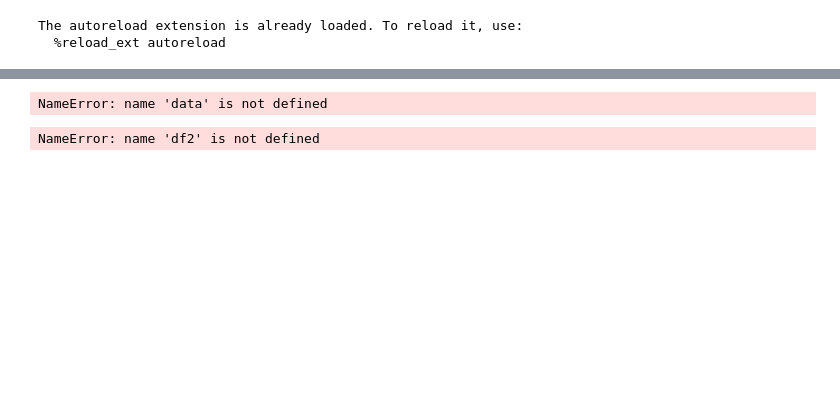
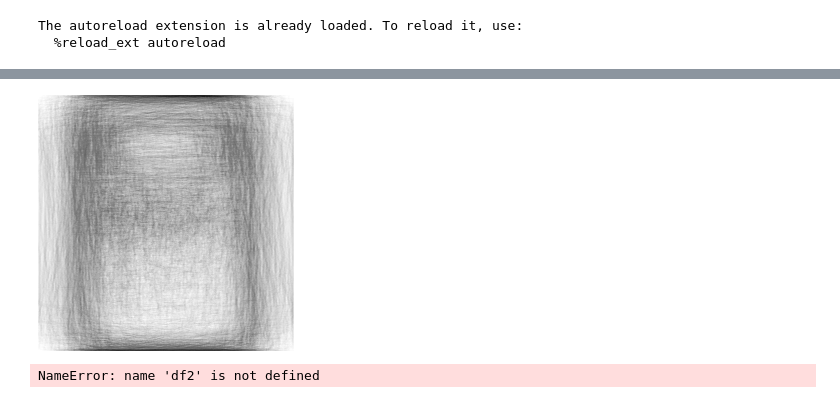
Before and after one commit to SzaboKrisztian/aai-final-project, a Jupyter notebook: final-project.ipynb, the cells around one changed output, grey strips where cells are left out. Drawn from its saved outputs; the diff is of its cells as text; code cells hidden in the pictures; blank space fills up the shorter version.

```diff
--- a/final-project.ipynb
+++ b/final-project.ipynb
@@ -11,4 +11,10 @@ from IPython.display import display, Image as IPImage
 The autoreload extension is already loaded. To reload it, use:
   %reload_ext autoreload
 # %%
-data = [extract_random_entries(file, 1000) for file in [get_dataset_files()[0]]]
+files = get_dataset_files()
+files = random.choices(files, k=1)
+data = [extract_random_entries(file, 1000) for file in files]
+flat_data = [item for sublist in data for item in sublist]
+df = pd.DataFrame.from_dict(flat_data, orient='columns')
+word = flat_data[0]['word']
+print(f'Loaded {len(df)} entries from {files}')
@@ -22,11 +26,12 @@ display(IPImage(render_multiple(imgs, magnification=10)))
+# %%
+imgs = df.sample(1000)['drawing']
+display(IPImage(render_multiple(imgs, magnification=1)))
+# %% [output]
+[figure, added]
 # %%
-flat_data = [item for sublist in data for item in sublist]
-df = pd.DataFrame.from_dict(flat_data, orient='columns')
 df2 = generate_pixel_columns(df).drop(columns=['countrycode', 'timestamp', 'recognized', 'key_id', 'drawing'])
 
 #df2.to_feather('../processed.dat')
-# %% [output]
-NameError: name 'data' is not defined
 # %%
 #df3 = pd.read_feather('../processed.dat')
 #print(df3)
```
Also changed, not shown: parts of 4 cells of this notebook, 1 other file.
